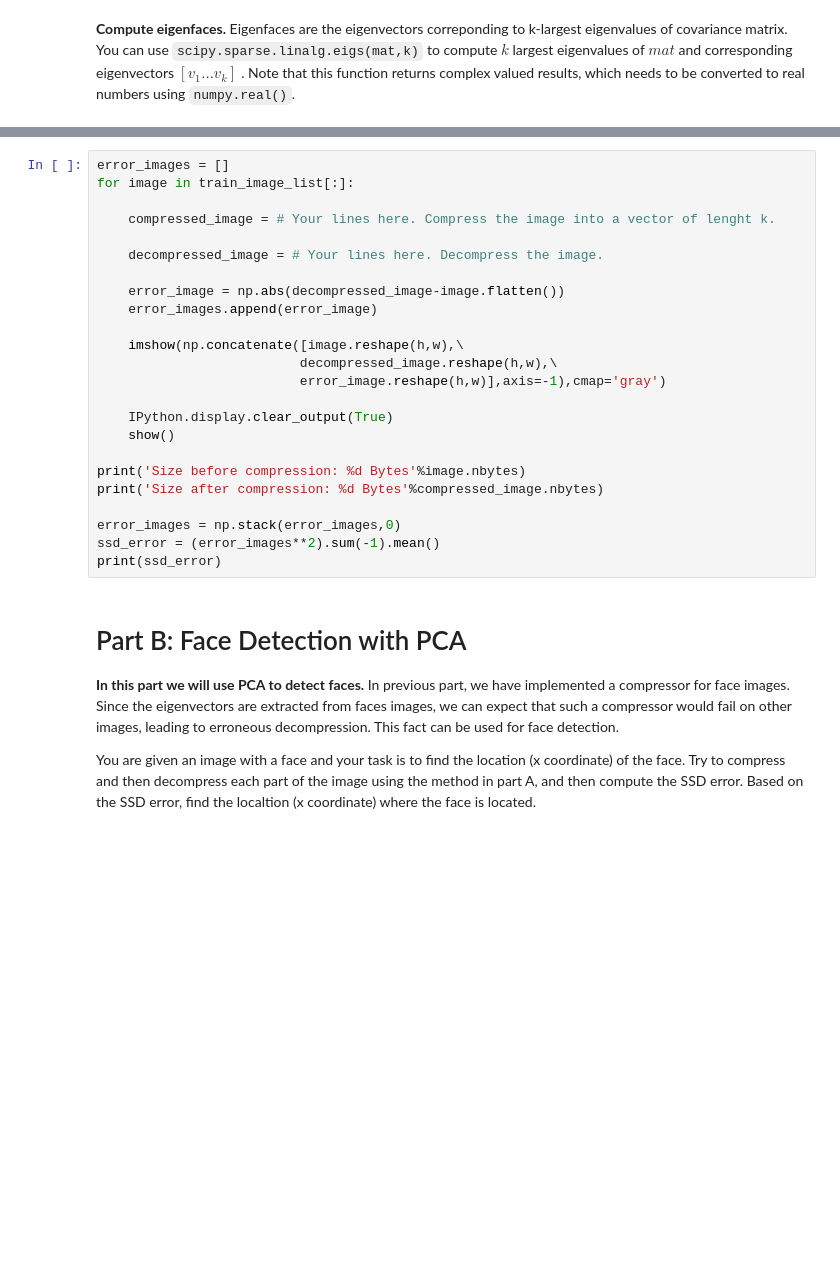
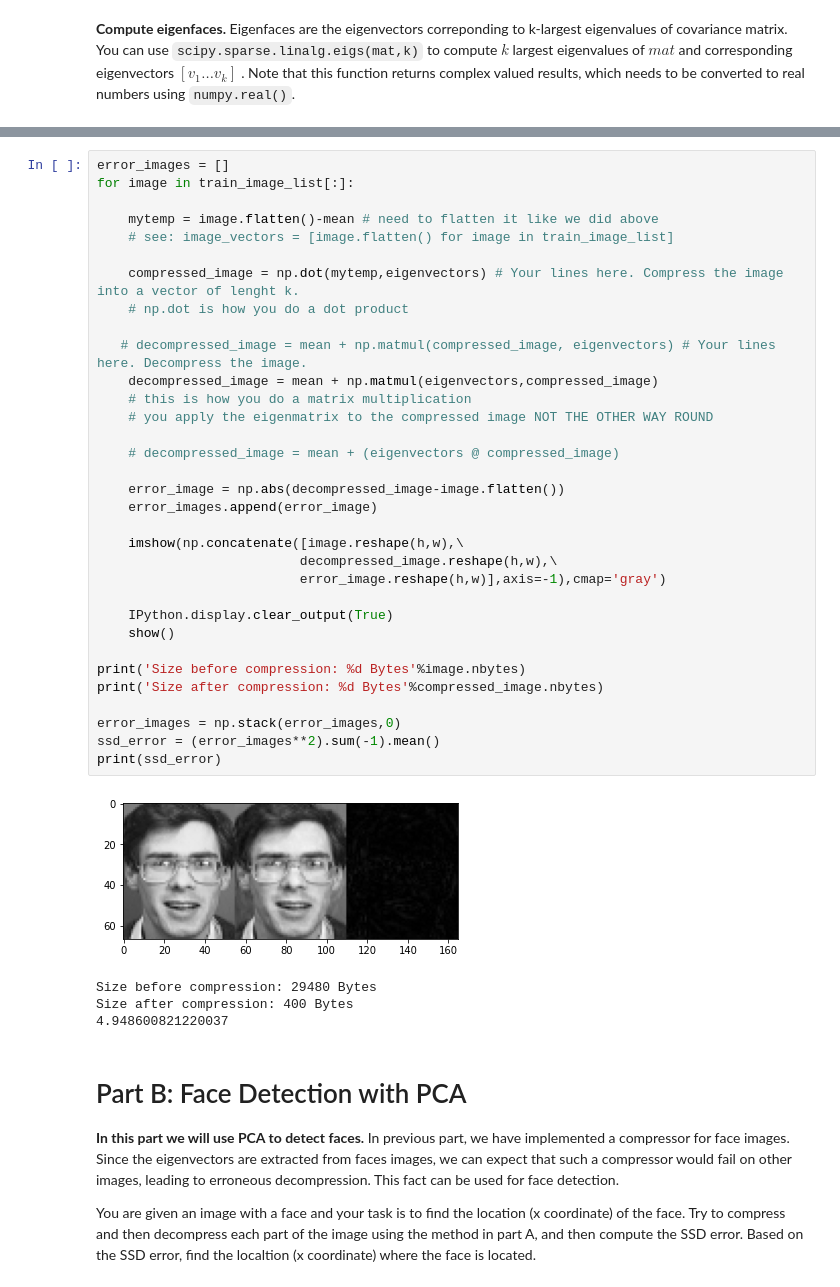
Before and after one commit to lazeller/viscomp2022, a Jupyter notebook: Exercises/W5/W5_exercise.ipynb, the cells around one changed output, grey strips where cells are left out. Saved outputs shown, nothing was run; the diff lists cells and outputs as text; blank space fills up the shorter version.

```diff
--- a/Exercises/W5/W5_exercise.ipynb
+++ b/Exercises/W5/W5_exercise.ipynb
@@ -104,27 +185,41 @@ To recover a image from its compression we can use  $x=\mu + \alpha_1v_1 + \alph
 # %%
 error_images = []
 for image in train_image_list[:]:
 
-    compressed_image = # Your lines here. Compress the image into a vector of lenght k.
+    mytemp = image.flatten()-mean # need to flatten it like we did above
+    # see: image_vectors = [image.flatten() for image in train_image_list]
 
-    decompressed_image = # Your lines here. Decompress the image.
+    compressed_image = np.dot(mytemp,eigenvectors) # Your lines here. Compress the image into a vector of lenght k.
+    # np.dot is how you do a dot product
+
+   # decompressed_image = mean + np.matmul(compressed_image, eigenvectors) # Your lines here. Decompress the image.
+    decompressed_image = mean + np.matmul(eigenvectors,compressed_image)
+    # this is how you do a matrix multiplication
+    # you apply the eigenmatrix to the compressed image NOT THE OTHER WAY ROUND
+
+    # decompressed_image = mean + (eigenvectors @ compressed_image)
 
     error_image = np.abs(decompressed_image-image.flatten())
     error_images.append(error_image)
 
     imshow(np.concatenate([image.reshape(h,w),\
                           decompressed_image.reshape(h,w),\
                           error_image.reshape(h,w)],axis=-1),cmap='gray')
 
     IPython.display.clear_output(True)
     show()
 
 print('Size before compression: %d Bytes'%image.nbytes)
 print('Size after compression: %d Bytes'%compressed_image.nbytes)
 
 error_images = np.stack(error_images,0)
 ssd_error = (error_images**2).sum(-1).mean()
 print(ssd_error)
+# %% [output]
+[figure, added]
+Size before compression: 29480 Bytes
+Size after compression: 400 Bytes
+4.948600821220037
 # %% [markdown]
 # Part B: Face Detection with PCA
 **In this part we will use PCA to detect faces.** In previous part, we have implemented a compressor for face images. Since the eigenvectors are extracted from faces images, we can expect that such a compressor would fail on other images, leading to erroneous decompression. This fact can be used for face detection.
```
Also changed, not shown: parts of 11 cells of this notebook.
